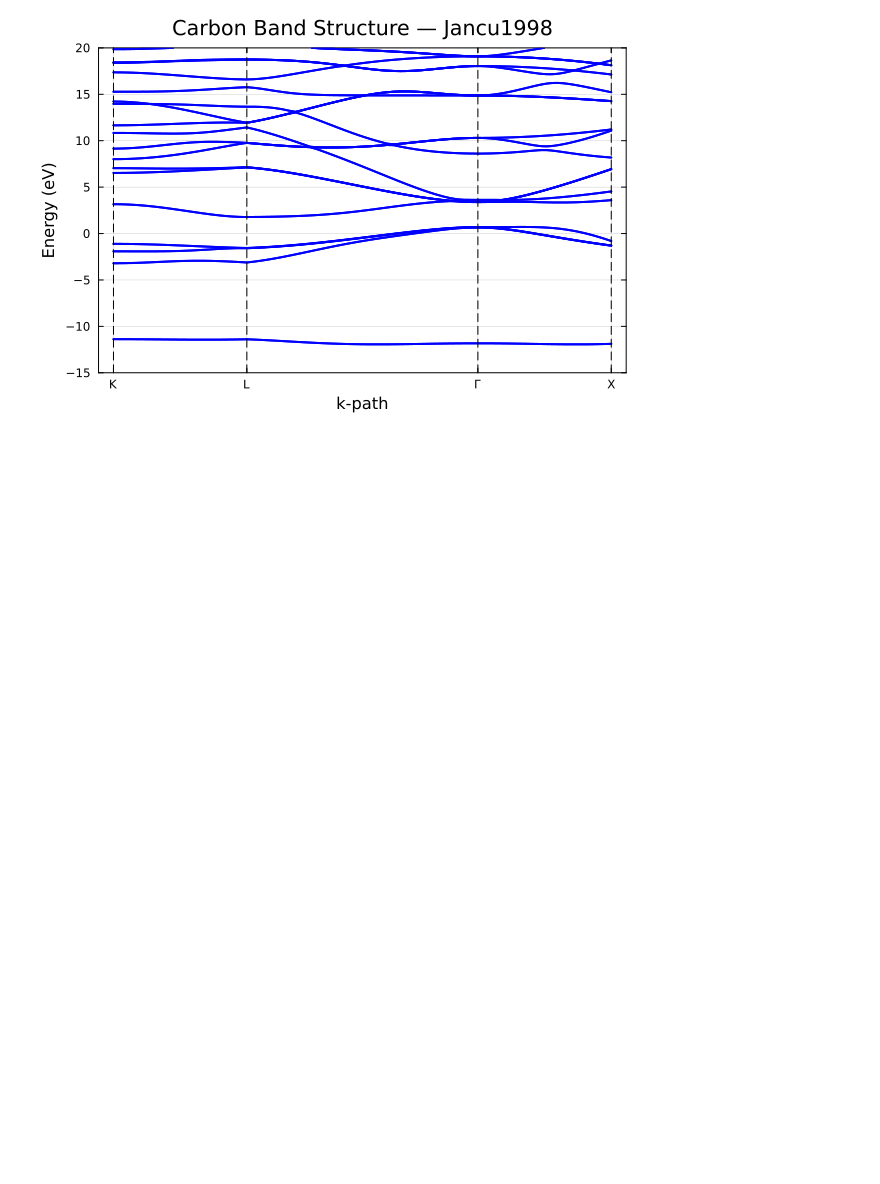
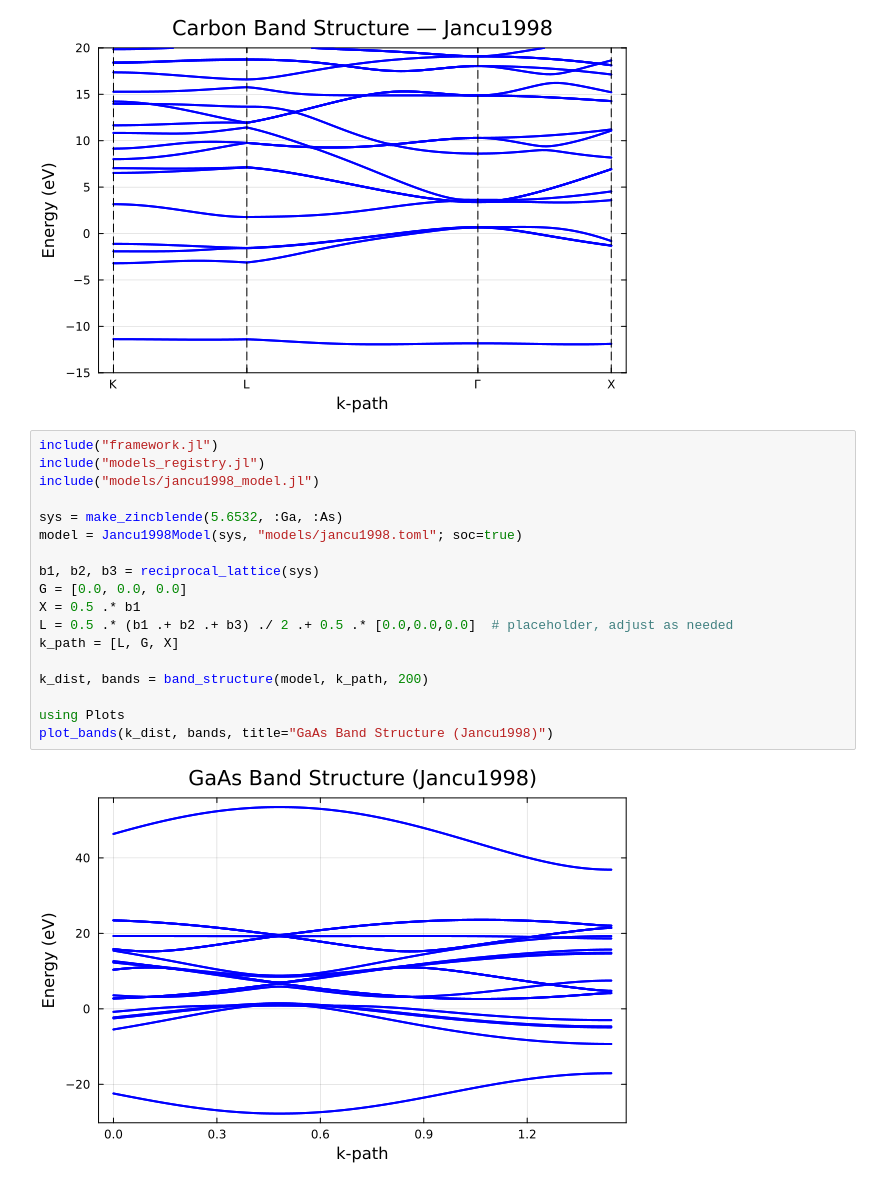
Before and after one commit to Luanium/ETBFW, a Jupyter notebook: play.ipynb, the cells around one changed output. Drawn from its saved outputs; the diff is of its cells as text; blank space fills up the shorter version.

Commit message:
refine framework and Jancu1998 model

```diff
--- a/play.ipynb
+++ b/play.ipynb
@@ -149,3 +159,23 @@ display(p)
 #savefig(p, "bands_example.png")
 # %% [output]
 [figure]
+# %%
+include("framework.jl")
+include("models_registry.jl")
+include("models/jancu1998_model.jl")
+
+sys = make_zincblende(5.6532, :Ga, :As)
+model = Jancu1998Model(sys, "models/jancu1998.toml"; soc=true)
+
+b1, b2, b3 = reciprocal_lattice(sys)
+G = [0.0, 0.0, 0.0]
+X = 0.5 .* b1
+L = 0.5 .* (b1 .+ b2 .+ b3) ./ 2 .+ 0.5 .* [0.0,0.0,0.0]  # placeholder, adjust as needed
+k_path = [L, G, X]
+
+k_dist, bands = band_structure(model, k_path, 200)
+
+using Plots
+plot_bands(k_dist, bands, title="GaAs Band Structure (Jancu1998)")
+# %% [output]
+[figure, added]
```
Also changed, not shown: parts of 8 cells of this notebook, 12 other files.
